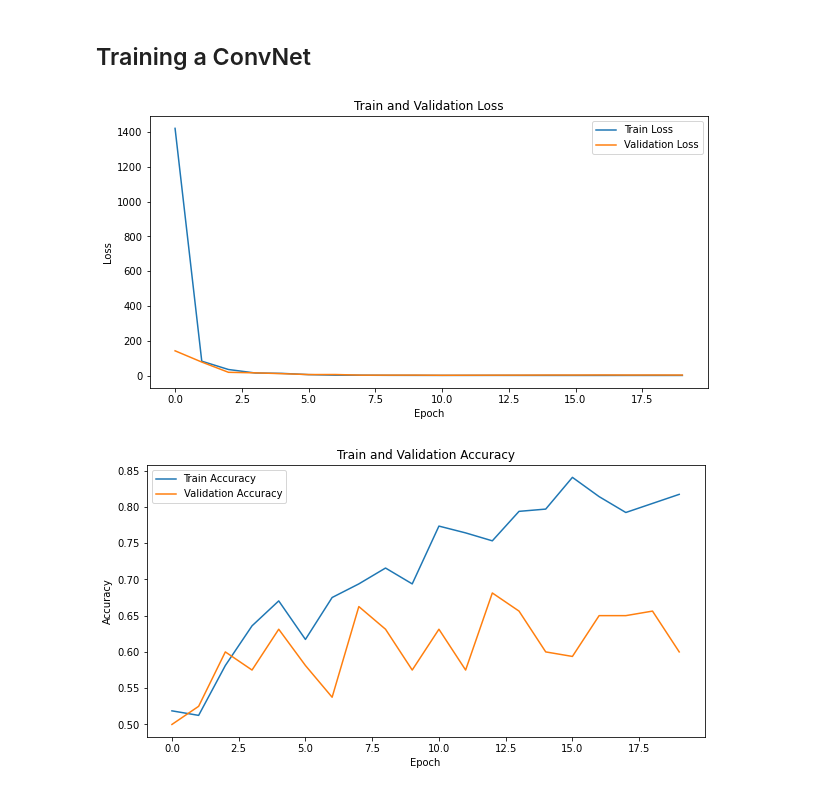
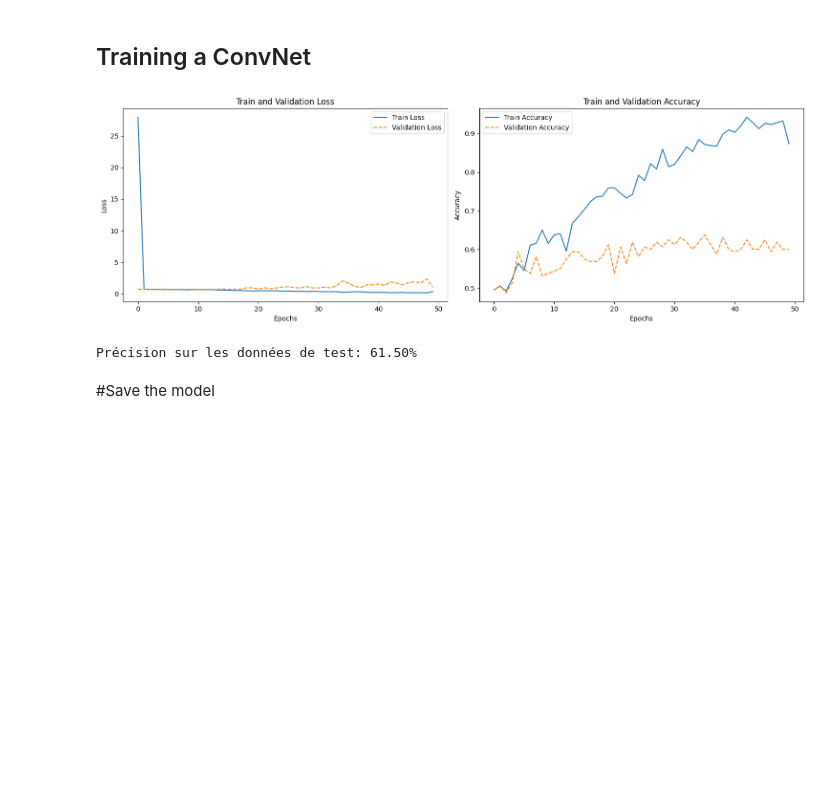
Before and after one commit to Amayas29/rhinoceros_hippopotamus_classification, a Jupyter notebook: classification_with_cnn_with_color.ipynb, the cells around one changed output. Saved outputs shown, nothing was run; the diff lists cells and outputs as text; code cells hidden in the pictures; blank space fills up the shorter version.

```diff
--- a/classification_with_cnn_with_color.ipynb
+++ b/classification_with_cnn_with_color.ipynb
@@ -62,8 +71,8 @@ X_train.size(), y_train.size()
 # %% [markdown]
 ## Normalize the data
 # %%
-mean = X_train.mean()
-std = X_train.std()
+mean = X_train.mean(dim=(0, 2, 3))
+std = X_train.std(dim=(0, 2, 3))
 # %%
 normalizer = transforms.Normalize(mean, std)
 # %%
@@ -98,5 +104,5 @@ def train_val_dataset(dataset, val_split=TEST_SIZE):
 # %%
-dataset = TensorDataset(X_train_norm, y_train_onehot)
+dataset = TensorDataset(X_train_norm, y_train)
 
 train_dataset, val_dataset = train_val_dataset(dataset, TEST_SIZE)
 
@@ -231,25 +244,31 @@ model = ConvNet()
+# %%
+epochs = 50
 # %%
-training_result = main(train_loader, val_loader, model, lr=0.03, epochs=20, device=device)
+model = ConvNet()
+
+training_result = main(train_loader, val_loader, model, lr=1e-3, epochs=epochs, device=device)
 # %%
-# Plot des pertes d'entraînement et de validation
-plt.figure(figsize=(10, 5))
-plt.plot(training_result["train_loss"], label='Train Loss')
-plt.plot(training_result["val_loss"], label='Validation Loss')
+plt.figure(figsize=(15, 5))
+
+range_epochs = range(epochs)
+
+plt.subplot(1, 2, 1)
+plt.plot(range_epochs, training_result["train_loss"], label='Train Loss')
+plt.plot(range_epochs, training_result["val_loss"], label='Validation Loss', linestyle='--')
 plt.title('Train and Validation Loss')
-plt.xlabel('Epoch')
+plt.xlabel('Epochs')
 plt.ylabel('Loss')
 plt.legend()
+
+plt.subplot(1, 2, 2)
+plt.plot(range_epochs, training_result["train_accuracy"], label='Train Accuracy')
+plt.plot(range_epochs, training_result["val_accuracy"], label='Validation Accuracy', linestyle='--')
+plt.title('Train and Validation Accuracy')
+plt.xlabel('Epochs')
+plt.ylabel('Accuracy')
+
+plt.legend()
+plt.tight_layout()
 plt.show()
-
-# Plot des précisions d'entraînement et de validation
-plt.figure(figsize=(10, 5))
-plt.plot(training_result["train_accuracy"], label='Train Accuracy')
-plt.plot(training_result["val_accuracy"], label='Validation Accuracy')
-plt.title('Train and Validation Accuracy')
-plt.xlabel('Epoch')
-plt.ylabel('Accuracy')
-plt.legend()
-plt.show()
 # %% [output]
-[figure, old version]
+[figure, new version]
-[figure, removed]
@@ -255,0 +299,6 @@ plt.show()
+# %%
+compute_accuracy(model, test_loader)
+# %% [output]
+Précision sur les données de test: 61.50%
+# %% [markdown]
+#Save the model
```
Also changed, not shown: parts of 22 cells of this notebook, 1 other file.
